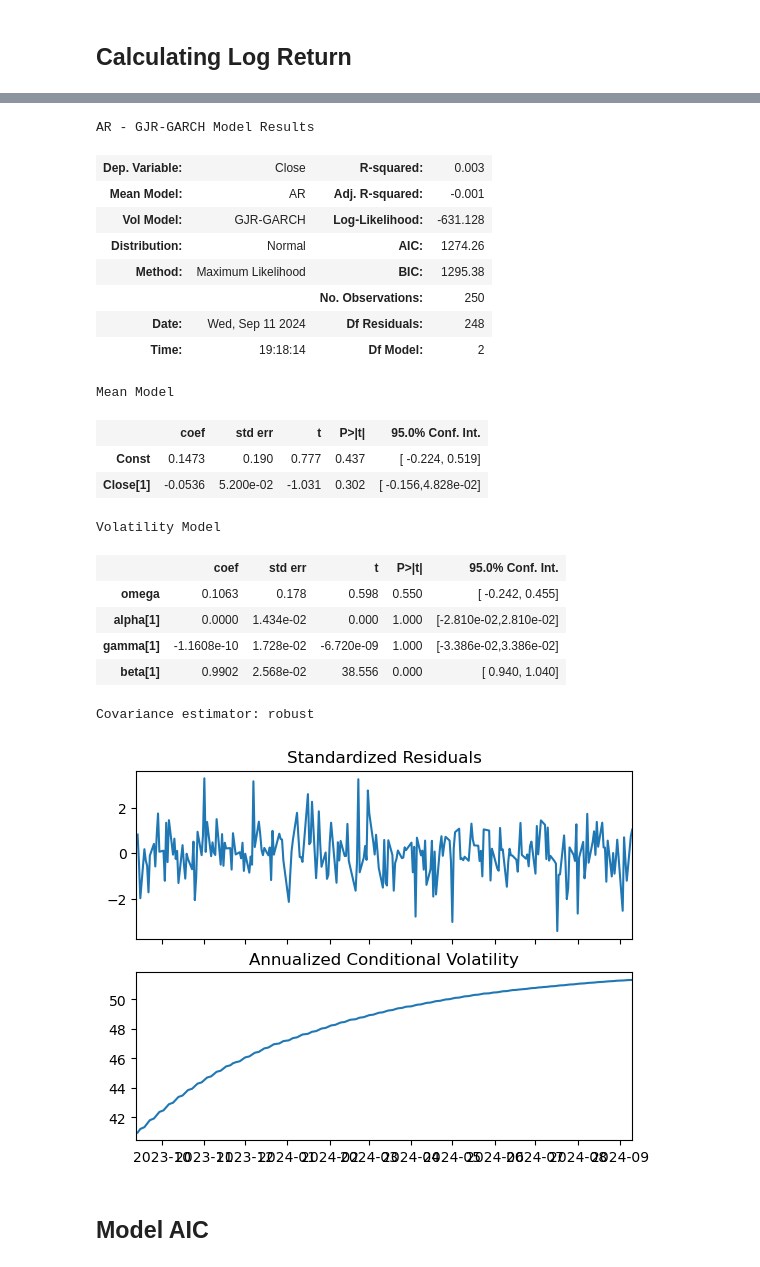
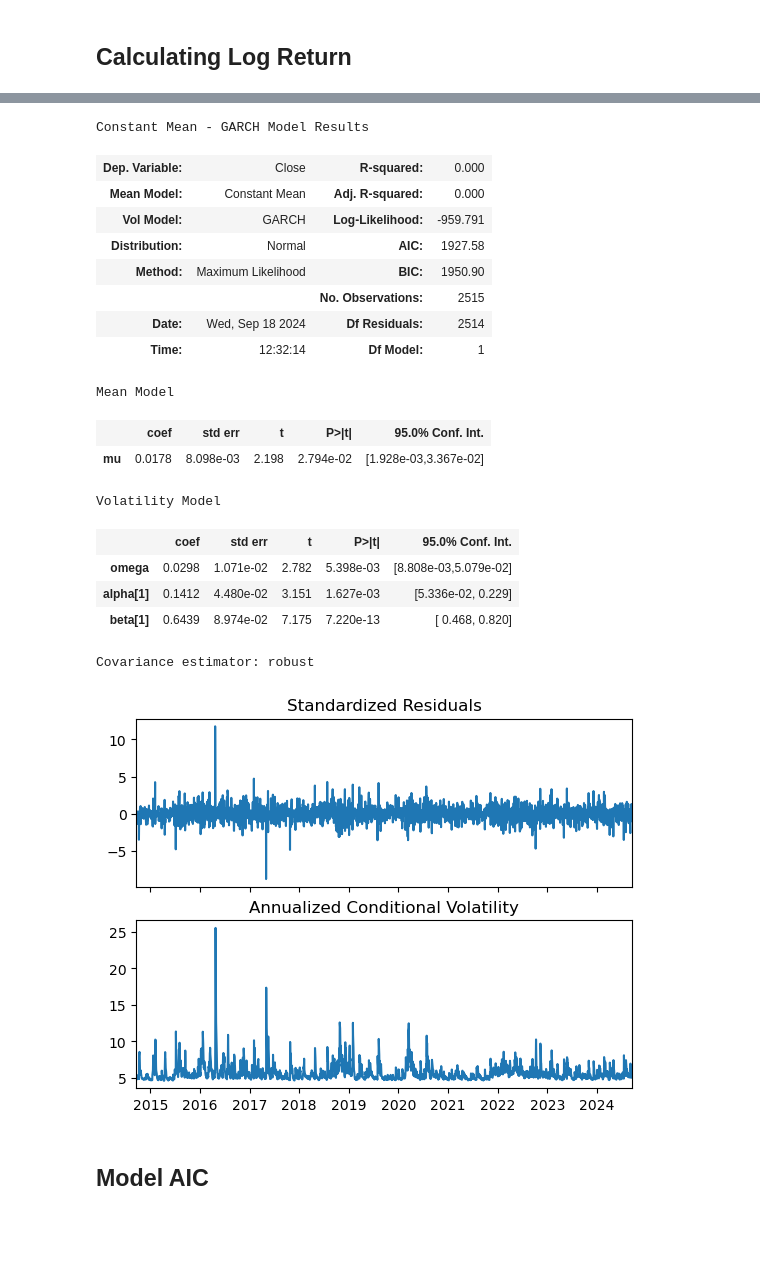
Before and after one commit to wicakson0/replicating-papers, a Jupyter notebook: QuantitativeFinance/Duan1995_TheGarchOptionPricingModel/Duan1995_TheGarchOptionPricingModel.ipynb, the cells around one changed output, grey strips where cells are left out. Drawn from its saved outputs; the diff is of its cells as text; code cells hidden in the pictures; blank space fills up the shorter version.

```diff
--- a/QuantitativeFinance/Duan1995_TheGarchOptionPricingModel/Duan1995_TheGarchOptionPricingModel.ipynb
+++ b/QuantitativeFinance/Duan1995_TheGarchOptionPricingModel/Duan1995_TheGarchOptionPricingModel.ipynb
@@ -15,5 +17,5 @@ from statsmodels.graphics.tsaplots import plot_acf, plot_pacf
 # %%
-amd = yf.download("AMD", period="1y", interval="1d")
+amd = yf.download("AMD", period="10y", interval="1d")
 # %% [output]
 [*********************100%***********************]  1 of 1 completed
 # %%
@@ -64,6 +88,6 @@ plot_pacf(amd_close_log_return, lags=40)
 # %%
-ar_gjr_normal = ARX(amd_close_log_return, lags=[1], rescale=True)
-ar_gjr_normal.volatility = GARCH(p=1, o=1, q=1)
-ar_gjr_normal.distribution = Normal()
-res_gjr_normal = ar_gjr_normal.fit()
+cm_garch_normal = ConstantMean(amd_close_log_return, rescale=True)
+cm_garch_normal.volatility = GARCH(p=1, o=0, q=1)
+cm_garch_normal.distribution = Normal()
+res_garch_normal = cm_garch_normal.fit()
 # %% [output]
@@ -87,30 +109,28 @@ Iteration:     12,   Func. Count:     91,   Neg. LLF: 640.2278894547437
 # %%
-res_gjr_normal.summary()
+res_garch_normal.summary()
 # %% [output]
-AR - GJR-GARCH Model Results
+Constant Mean - GARCH Model Results
-| Dep. Variable: | Close | R-squared: | 0.003 |
-| Mean Model: | AR | Adj. R-squared: | -0.001 |
-| Vol Model: | GJR-GARCH | Log-Likelihood: | -631.128 |
-| Distribution: | Normal | AIC: | 1274.26 |
-| Method: | Maximum Likelihood | BIC: | 1295.38 |
-|  |  | No. Observations: | 250 |
-| Date: | Wed, Sep 11 2024 | Df Residuals: | 248 |
-| Time: | 19:18:14 | Df Model: | 2 |
+| Dep. Variable: | Close | R-squared: | 0.000 |
+| Mean Model: | Constant Mean | Adj. R-squared: | 0.000 |
+| Vol Model: | GARCH | Log-Likelihood: | -959.791 |
+| Distribution: | Normal | AIC: | 1927.58 |
+| Method: | Maximum Likelihood | BIC: | 1950.90 |
+|  |  | No. Observations: | 2515 |
+| Date: | Wed, Sep 18 2024 | Df Residuals: | 2514 |
+| Time: | 12:32:14 | Df Model: | 1 |
 Mean Model
 |  | coef | std err | t | P>|t| | 95.0% Conf. Int. |
-| Const | 0.1473 | 0.190 | 0.777 | 0.437 | [ -0.224, 0.519] |
-| Close[1] | -0.0536 | 5.200e-02 | -1.031 | 0.302 | [ -0.156,4.828e-02] |
+| mu | 0.0178 | 8.098e-03 | 2.198 | 2.794e-02 | [1.928e-03,3.367e-02] |
 Volatility Model
 |  | coef | std err | t | P>|t| | 95.0% Conf. Int. |
-| omega | 0.1063 | 0.178 | 0.598 | 0.550 | [ -0.242, 0.455] |
-| alpha[1] | 0.0000 | 1.434e-02 | 0.000 | 1.000 | [-2.810e-02,2.810e-02] |
-| gamma[1] | -1.1608e-10 | 1.728e-02 | -6.720e-09 | 1.000 | [-3.386e-02,3.386e-02] |
-| beta[1] | 0.9902 | 2.568e-02 | 38.556 | 0.000 | [ 0.940, 1.040] |
+| omega | 0.0298 | 1.071e-02 | 2.782 | 5.398e-03 | [8.808e-03,5.079e-02] |
+| alpha[1] | 0.1412 | 4.480e-02 | 3.151 | 1.627e-03 | [5.336e-02, 0.229] |
+| beta[1] | 0.6439 | 8.974e-02 | 7.175 | 7.220e-13 | [ 0.468, 0.820] |
 Covariance estimator: robust
 # %%
-fig_gjr_normal = res_gjr_normal.plot(annualize="D")
+fig_garch_normal = res_garch_normal.plot(annualize="D")
 # %% [output]
-[figure, old version]
+[figure, new version]
 # %% [markdown]
 ## Model AIC
 # %%
```
Also changed, not shown: parts of 37 cells of this notebook, 1 other file.
